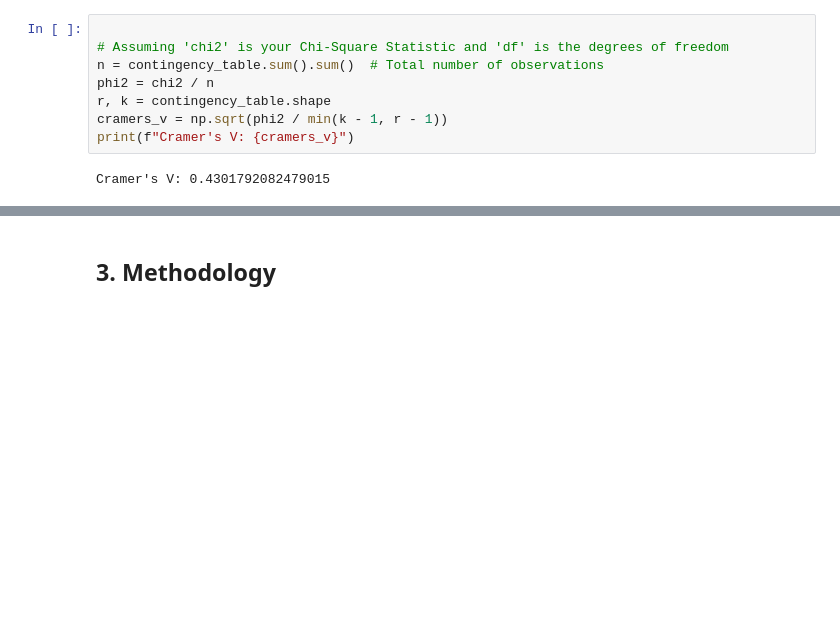
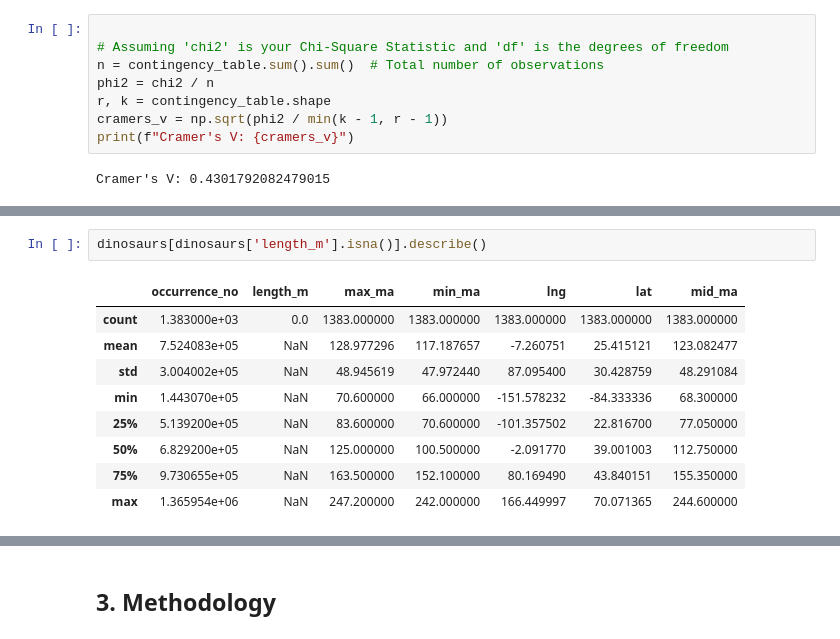
Before and after one commit to jshahna/Dinosaur-Fosil-Record-Insights, a Jupyter notebook: Dinosaurs-fossil-insights.ipynb, the cells around one changed output, grey strips where cells are left out. Cells and saved outputs as stored; diff of their text form; blank space fills up the shorter version.

```diff
--- a/Dinosaurs-fossil-insights.ipynb
+++ b/Dinosaurs-fossil-insights.ipynb
@@ -576,0 +615,12 @@ Cramer's V: 0.4301792082479015
+# %%
+dinosaurs[dinosaurs['length_m'].isna()].describe()
+# %% [output]
+|  | occurrence_no | length_m | max_ma | min_ma | lng | lat | mid_ma |
+| count | 1.383000e+03 | 0.0 | 1383.000000 | 1383.000000 | 1383.000000 | 1383.000000 | 1383.000000 |
+| mean | 7.524083e+05 | NaN | 128.977296 | 117.187657 | -7.260751 | 25.415121 | 123.082477 |
+| std | 3.004002e+05 | NaN | 48.945619 | 47.972440 | 87.095400 | 30.428759 | 48.291084 |
+| min | 1.443070e+05 | NaN | 70.600000 | 66.000000 | -151.578232 | -84.333336 | 68.300000 |
+| 25% | 5.139200e+05 | NaN | 83.600000 | 70.600000 | -101.357502 | 22.816700 | 77.050000 |
+| 50% | 6.829200e+05 | NaN | 125.000000 | 100.500000 | -2.091770 | 39.001003 | 112.750000 |
+| 75% | 9.730655e+05 | NaN | 163.500000 | 152.100000 | 80.169490 | 43.840151 | 155.350000 |
+| max | 1.365954e+06 | NaN | 247.200000 | 242.000000 | 166.449997 | 70.071365 | 244.600000 |
```
Also changed, not shown: parts of 11 cells of this notebook.
